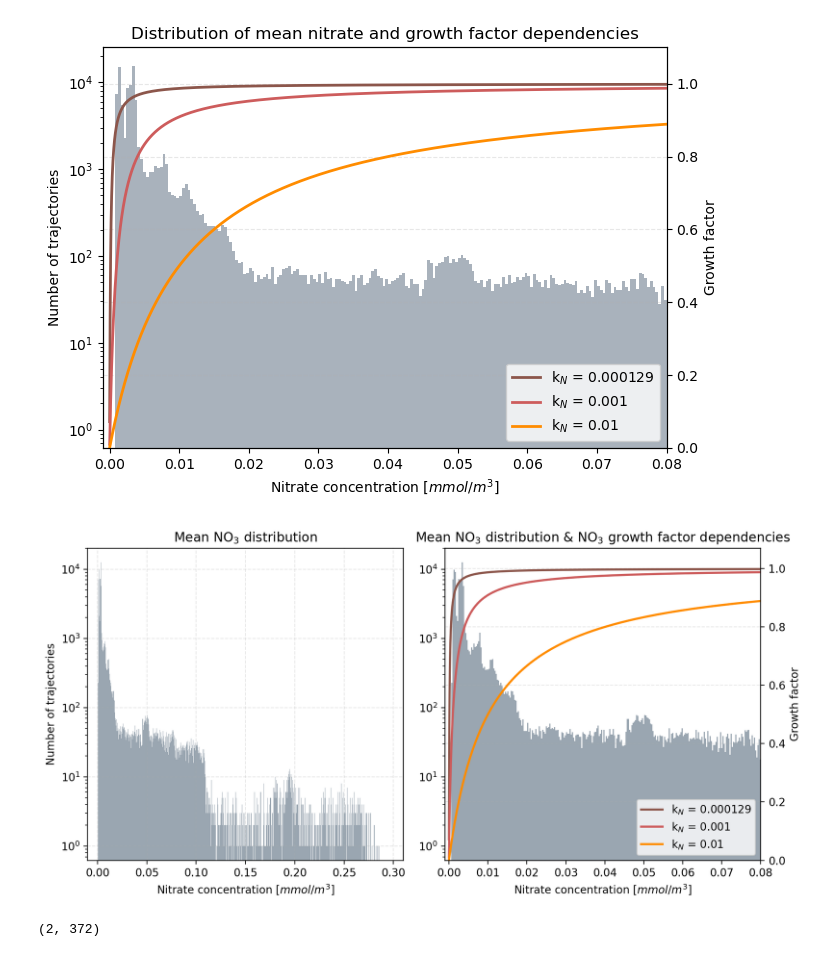
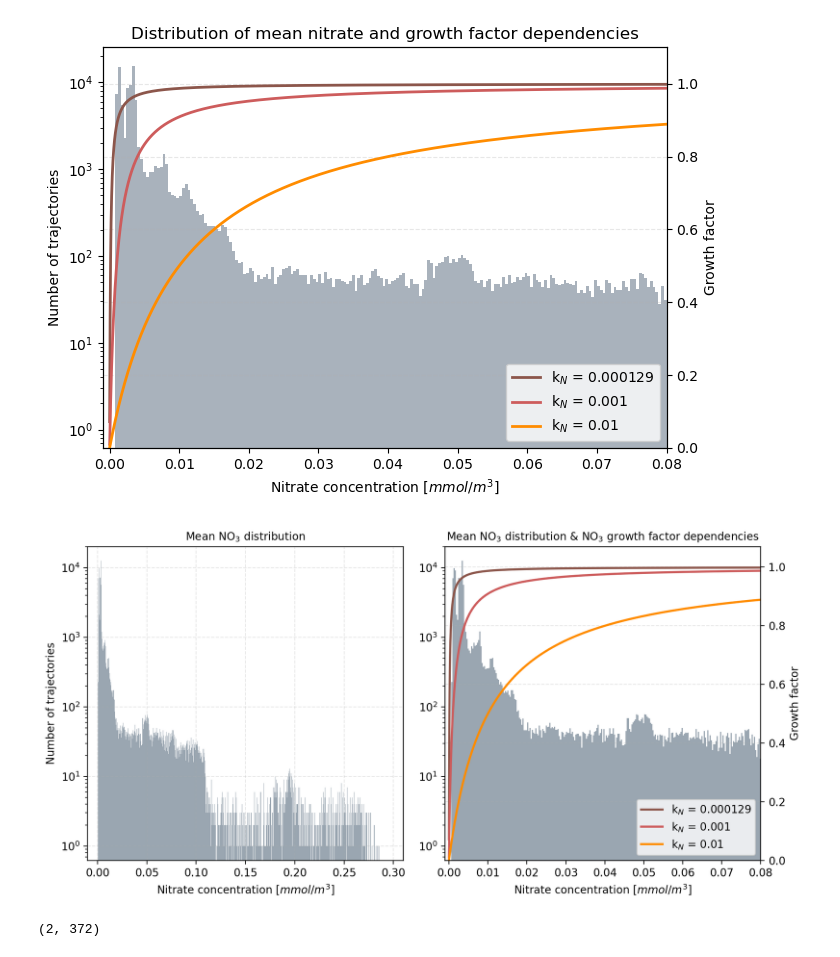
Before and after one commit to Parcels-code/Sargassum_growth_model, a Jupyter notebook: check_kN.ipynb, the cells around one changed output. Saved outputs shown, nothing was run; the diff lists cells and outputs as text; code cells hidden in the pictures.

```diff
--- a/check_kN.ipynb
+++ b/check_kN.ipynb
@@ -192,36 +189,36 @@ plt.show()
 # %%
 fig_growthcurves, ((ax, ax1)) = plt.subplots(1, 2,figsize=(10,5),dpi=200)
 
 ax.hist(no3_timemean, bins=n_bins, range=(0, 0.3), log=True, color='slategray', alpha=0.7)
 ax.set_xlabel('Nitrate concentration [$mmol / m^3$]')
 ax.set_ylabel('Number of trajectories')
-ax.set_title(f'Mean NO$_3$ distribution')
+ax.set_title(f'Mean NO$_3$ distribution', fontsize=10)
 ax.set_xlim(-0.01, 0.31)
 #ax.set_xlim(-0.001, 0.08)
 ax.grid(alpha=0.3, linestyle='--')
 
 #Primary axis: histogram
 ax1.hist(no3_timemean, bins=n_bins, range=(0, 0.3), log=True, color='slategray', alpha=0.7)
 ax1.set_xlabel('Nitrate concentration [$mmol / m^3$]')
-ax1.set_title(f'Mean NO$_3$ distribution & NO$_3$ growth factor dependencies')
+ax1.set_title(f'Mean NO$_3$ distribution & NO$_3$ growth factor dependencies', fontsize=10)
 
 #Secondary axis
 ax2 = ax1.twinx()
 ax2.plot(N, growth_factor_N,  label=f'k$_N$ = {k_N}', color='tab:brown', linewidth = 2)
 ax2.plot(N, growth_factor_N2, label=f'k$_N$ = {k_N2}', color='indianred', linewidth = 2)
 ax2.plot(N, growth_factor_N3, label=f'k$_N$ = {k_N3}', color='darkorange', linewidth = 2)
 
 ax2.set_ylabel('Growth factor')
 ax2.set_ylim(0, 1.07)
 ax2.set_xlim(-0.001, 0.08)
 ax2.grid(alpha=0.3, linestyle='--')
 
 ax2.legend(loc='lower right')
 
 plt.tight_layout()
 plt.show()
 # %% [output]
-[figure, old version]
+[figure, new version]
 # %%
 #August data to check
 imgaug1 = "/nethome/6903894/testing/Input_data_test/C20242082024214.1KM.C_ATLANTIC.7DAY.L3D.FA_UNET_DENSITY.png"
```
Also changed, not shown: parts of 15 cells of this notebook, 46 other files.
